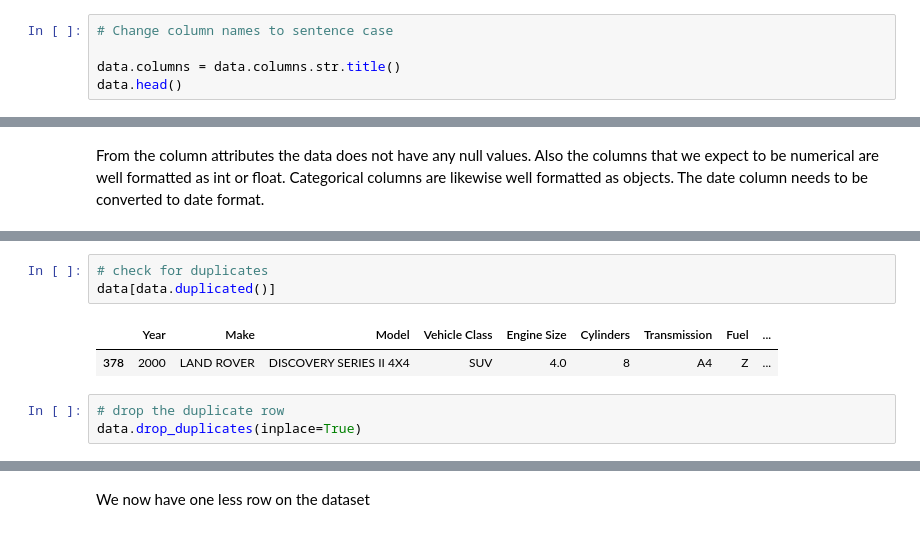
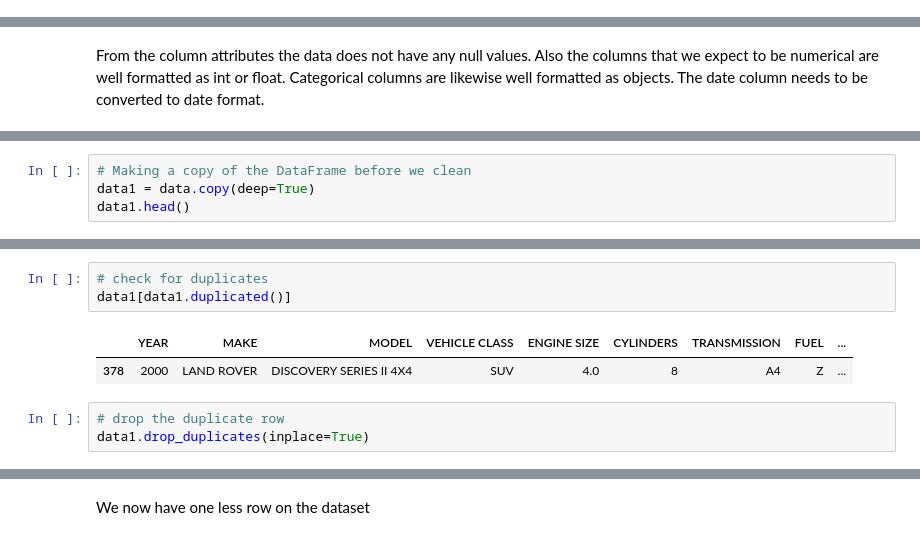
Before and after one commit to WambuiMunene/Phase2-Project_Group-4, a Jupyter notebook: Notebooks/Wambui.ipynb, the cells around one changed output, grey strips where cells are left out. Saved outputs shown, nothing was run; the diff lists cells and outputs as text.

```diff
--- a/Notebooks/Wambui.ipynb
+++ b/Notebooks/Wambui.ipynb
@@ -102,8 +152,3 @@ Index(['YEAR', 'MAKE', 'MODEL', 'VEHICLE CLASS', 'ENGINE SIZE', 'CYLINDERS',
        'TRANSMISSION', 'FUEL', 'FUEL CONSUMPTION', 'HWY (L/100 km)',
        'COMB (L/100 km)', 'COMB (mpg)', 'EMISSIONS'],
       dtype='object')
-# %%
-# Change column names to sentence case
-
-data.columns = data.columns.str.title()
-data.head()
@@ -150,0 +218,4 @@ From the data the make, model, vehicle class, transmission and fuel type with th
+# %%
+# Making a copy of the DataFrame before we clean
+data1 = data.copy(deep=True)
+data1.head()
@@ -151,11 +229,11 @@ From the data the make, model, vehicle class, transmission and fuel type with th
 # %%
 # check for duplicates
-data[data.duplicated()]
+data1[data1.duplicated()]
 # %% [output]
-|  | Year | Make | Model | Vehicle Class | Engine Size | Cylinders | Transmission | Fuel | ... |
+|  | YEAR | MAKE | MODEL | VEHICLE CLASS | ENGINE SIZE | CYLINDERS | TRANSMISSION | FUEL | ... |
 | 378 | 2000 | LAND ROVER | DISCOVERY SERIES II 4X4 | SUV | 4.0 | 8 | A4 | Z | ... |
 # %%
 # drop the duplicate row
-data.drop_duplicates(inplace=True)
+data1.drop_duplicates(inplace=True)
 # %%
 # confirm the row is dropped
```
Also changed, not shown: parts of 56 cells of this notebook, 1 other file.
